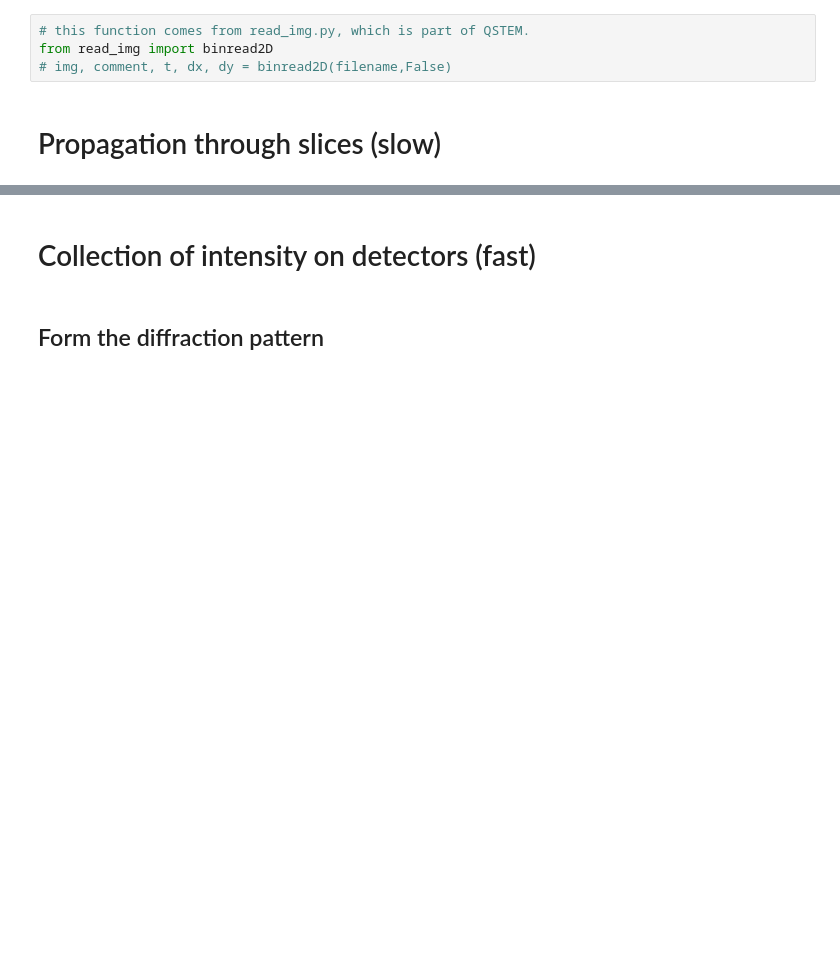
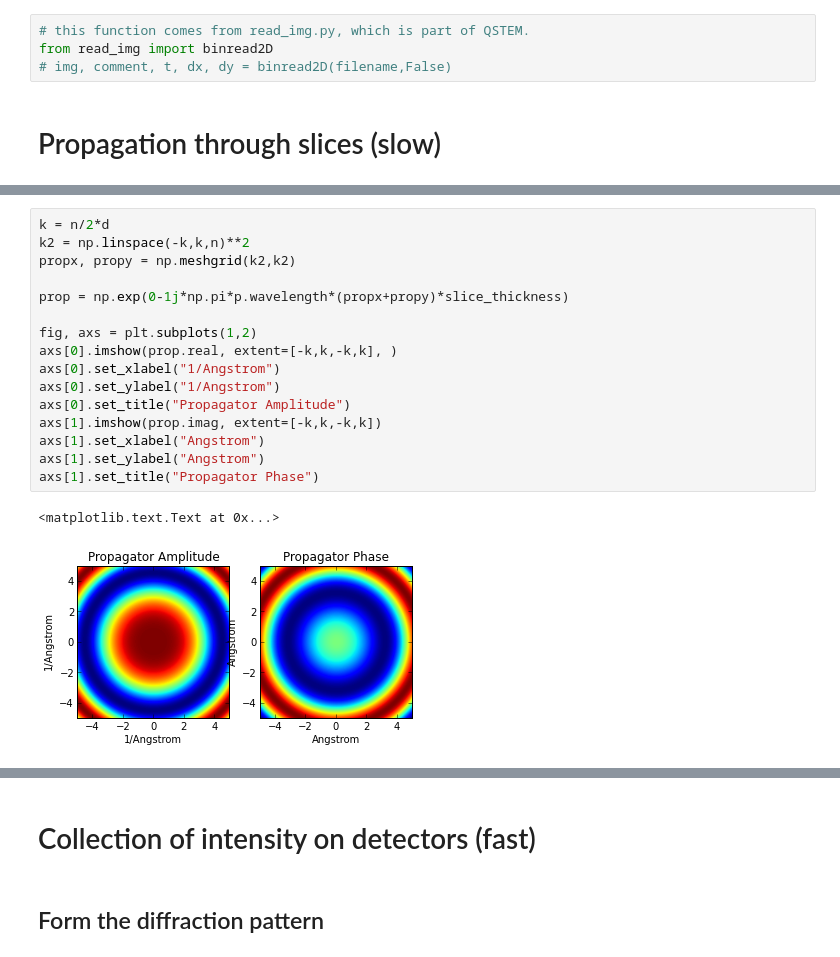
Before and after one commit to QSTEM/QSTEM, a Jupyter notebook: python/QSTEM_simDemo.ipynb, the cells around one changed output, grey strips where cells are left out. Cells and saved outputs as stored; diff of their text form; blank space fills up the shorter version.

```diff
--- a/python/QSTEM_simDemo.ipynb
+++ b/python/QSTEM_simDemo.ipynb
@@ -122,0 +206,19 @@ from read_img import binread2D
+# %%
+k = n/2*d
+k2 = np.linspace(-k,k,n)**2
+propx, propy = np.meshgrid(k2,k2)
+
+prop = np.exp(0-1j*np.pi*p.wavelength*(propx+propy)*slice_thickness)
+
+fig, axs = plt.subplots(1,2)
+axs[0].imshow(prop.real, extent=[-k,k,-k,k], )
+axs[0].set_xlabel("1/Angstrom")
+axs[0].set_ylabel("1/Angstrom")
+axs[0].set_title("Propagator Amplitude")
+axs[1].imshow(prop.imag, extent=[-k,k,-k,k])
+axs[1].set_xlabel("Angstrom")
+axs[1].set_ylabel("Angstrom")
+axs[1].set_title("Propagator Phase")
+# %% [output]
+<matplotlib.text.Text at 0x...>
+[figure, added]
```
Also changed, not shown: parts of 26 cells of this notebook.
